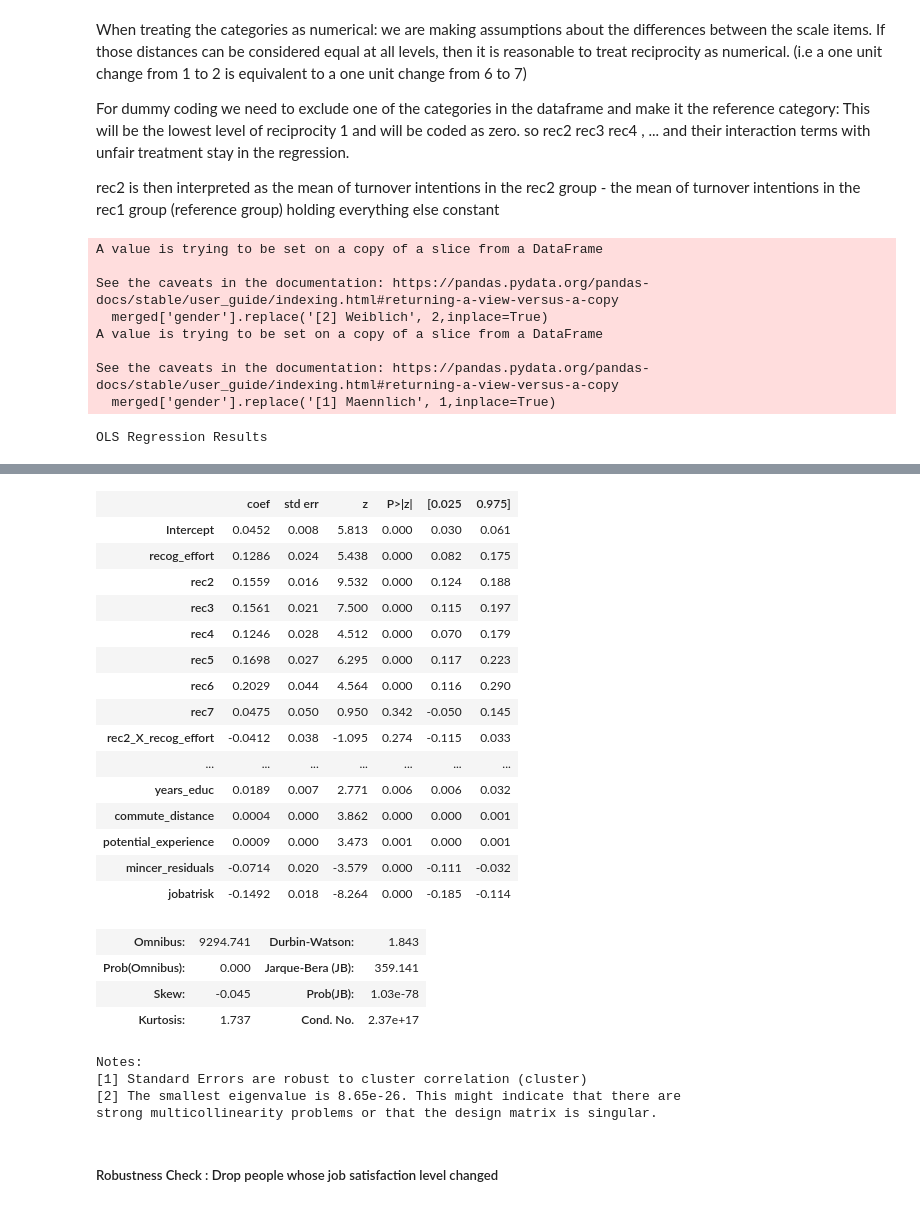
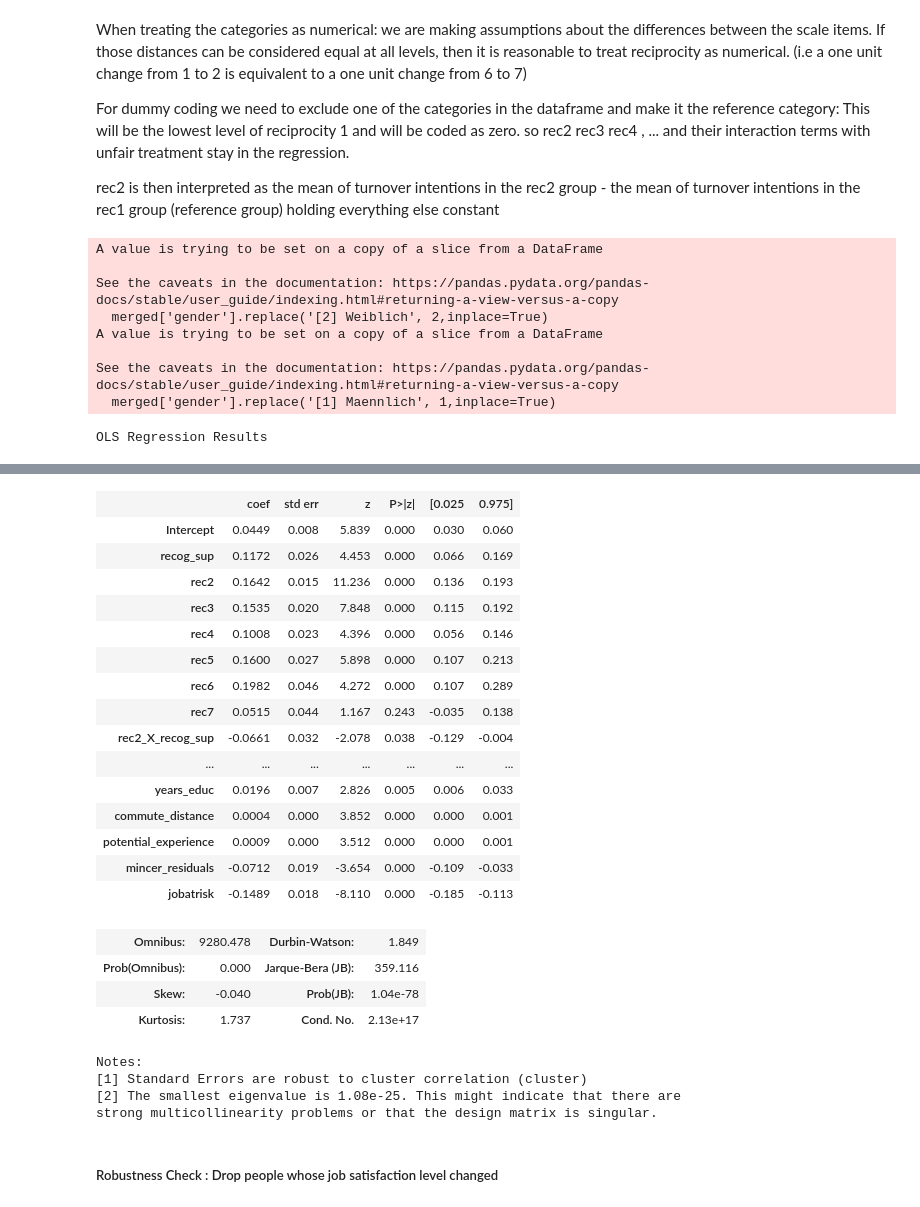
Before and after one commit to maxxxbb/ResearchModule, a Jupyter notebook: src/data_management/FirstRegression.ipynb, the cells around one changed output, grey strips where cells are left out. Saved outputs shown, nothing was run; the diff lists cells and outputs as text; code cells hidden in the pictures.

```diff
--- a/src/data_management/FirstRegression.ipynb
+++ b/src/data_management/FirstRegression.ipynb
@@ -269,23 +263,17 @@ sector_map = {
 reversed_mapping_reason = {v: k for k, v in reason_new_job_mapping.items()}
 reversed_mapping_schoold = {v: k for k, v in school_degree_mapping.items()}
 reversed_mapping_sector = {v: k for k, v in sector_map.items()}
-# mapping for binary reciprocity measure
-def binary_reciprocity(x):
-    if x >= 3:
-        return 1 # High Group
-    else:
-        return 0 # Low Group
 
 ## function for recoding values and dropping missing
 
 def recode_categoricals(inputdf,rc_cardinal = 0):
     """
-        merges data from different years, applies recoding to categoricals and constructs additional variables.
+        Applies recoding to categoricals to easier drop n.a.ns
 
         Input:
             - inputdf : merged dataframe
             - rc_cardinal: optional argument: if == 1 turnover intentions will be coded as cardinal instead of binary
-            - rc_rec_binary: optional argument: if == 1 neg. reciprocity will be split into 2 groups: high and low
+
         Output:
             - df : cleaned Dataframe
 
@@ -378,6 +366,19 @@ def merge_and_clean(df_05,df_06,df_07,work07,rc_cardinal = 0,rc_rec_binary=0):
 # Add Mincer Wage Regression and adds its residuals to the Dataframe
 
 def add_mincer_residuals(cleaneddata):
+    """
+    Performs a Minzer-wage Regression on the cleaned dataset and adds
+    the residuals to the dataframe. This will be used as the wage controls
+
+        Input:
+            - cleaneddata(pd.DataFrame) : merged and recoded dataset
+
+        Output:
+            - df_cleaned(pd.DataFrame)  : samedataset with Minzer-residuals
+
+    """
+
+
 
     df_cleaned = cleaneddata
     # specify which columns to drop from our dataframe
@@ -410,10 +411,16 @@ def add_mincer_residuals(cleaneddata):
 # %%
 def include_jobchangers(data07,onlynewemployer=True,worksatisfaction=False,rc_cardinal = False):
     """
+    Replaces controls of subjects which switched their jobs-from 2006-2007 with
+    controls from their job at the time.
+
     Input:
-            df: finished 2007 dataframe
-            onlynewemployer: optional argument: If True only includes those who switched jobs to a new employer
-            worksatisfaction: if True drops observations where job satisfaction between 2006 and 2007 changed to check for our Assumption
+        - data07(Pd.Dataframe)  : finished 2007 dataframe
+        - onlynewemployer (optional argument) : If True only includes those who switched jobs to a new employer
+        - worksatisfaction (optional argument): If True drops observations where job satisfaction between 2006 and 2007 changed
+
+    Output:
+        - dfconcat: Dataframe where controls for people who switched their jobs are from 2006
 
     """
     df = data07
@@ -583,16 +617,16 @@ dfrc_dummy = include_jobchangers(add_mincer_residuals(merge_and_clean(df_05,df_0
 # specify columns which we need for regression by dropping everything else
 dfrc_dummy.drop(columns=['similar_problems', 'take_revenge', 'insult_back','felt_recog_sup', 'felt_recog_effort',
        'recog_personal', 'felt_recog_personal', 'recog_pay', 'felt_recog_pay','year_birth', 'new_job',
-       'reason_new_job', 'school_degree','overtime', 'recog_sup','wage_lastmonth', 'avg_rec','rec1', 'work_satisfaction'], inplace = True)
+       'reason_new_job', 'school_degree','overtime', 'recog_effort','wage_lastmonth', 'avg_rec','rec1', 'work_satisfaction'], inplace = True)
 # add interaction terms
 for col in ['rec2' , 'rec3' , 'rec4', 'rec5' , 'rec6' , 'rec7']:
-    dfrc_dummy = dfrc_dummy.assign(**{col + '_X_recog_effort': dfrc_dummy[col] * dfrc_dummy['recog_effort']})
+    dfrc_dummy = dfrc_dummy.assign(**{col + '_X_recog_sup': dfrc_dummy[col] * dfrc_dummy['recog_sup']})
 # drop missing data in regression dataframe
 dfrc_dummy = dfrc_dummy.dropna()
 
 
 # Specify model
-formula_main = 'turnover_intention ~ recog_effort + rec2 + rec3 + rec4 + rec5 + rec6 + rec7 + rec2_X_recog_effort + rec3_X_recog_effort + rec4_X_recog_effort + rec5_X_recog_effort + rec6_X_recog_effort + rec7_X_recog_effort+ working_hours + firmsize + tenure + tenure_squared + age + age_squared + years_educ + commute_distance + potential_experience + mincer_residuals + jobatrisk'
+formula_main = 'turnover_intention ~ recog_sup + rec2 + rec3 + rec4 + rec5 + rec6 + rec7 + rec2_X_recog_sup + rec3_X_recog_sup + rec4_X_recog_sup + rec5_X_recog_sup + rec6_X_recog_sup + rec7_X_recog_sup+ working_hours + firmsize + tenure + tenure_squared + age + age_squared + years_educ + commute_distance + potential_experience + mincer_residuals + jobatrisk'
 
 # Fit the regression and cluster on the sector variable
 reg = smf.ols(formula_main, data=dfrc_dummy).fit(cov_type='cluster', cov_kwds={'groups': dfrc_dummy['sector']})
@@ -621,28 +655,28 @@ OLS Regression Results
 | Df Model: | 23 |  |  |
 | Covariance Type: | cluster |  |  |
 |  | coef | std err | z | P>|z| | [0.025 | 0.975] |
-| Intercept | 0.0452 | 0.008 | 5.813 | 0.000 | 0.030 | 0.061 |
-| recog_effort | 0.1286 | 0.024 | 5.438 | 0.000 | 0.082 | 0.175 |
-| rec2 | 0.1559 | 0.016 | 9.532 | 0.000 | 0.124 | 0.188 |
-| rec3 | 0.1561 | 0.021 | 7.500 | 0.000 | 0.115 | 0.197 |
-| rec4 | 0.1246 | 0.028 | 4.512 | 0.000 | 0.070 | 0.179 |
-| rec5 | 0.1698 | 0.027 | 6.295 | 0.000 | 0.117 | 0.223 |
-| rec6 | 0.2029 | 0.044 | 4.564 | 0.000 | 0.116 | 0.290 |
-| rec7 | 0.0475 | 0.050 | 0.950 | 0.342 | -0.050 | 0.145 |
-| rec2_X_recog_effort | -0.0412 | 0.038 | -1.095 | 0.274 | -0.115 | 0.033 |
+| Intercept | 0.0449 | 0.008 | 5.839 | 0.000 | 0.030 | 0.060 |
+| recog_sup | 0.1172 | 0.026 | 4.453 | 0.000 | 0.066 | 0.169 |
+| rec2 | 0.1642 | 0.015 | 11.236 | 0.000 | 0.136 | 0.193 |
+| rec3 | 0.1535 | 0.020 | 7.848 | 0.000 | 0.115 | 0.192 |
+| rec4 | 0.1008 | 0.023 | 4.396 | 0.000 | 0.056 | 0.146 |
+| rec5 | 0.1600 | 0.027 | 5.898 | 0.000 | 0.107 | 0.213 |
+| rec6 | 0.1982 | 0.046 | 4.272 | 0.000 | 0.107 | 0.289 |
+| rec7 | 0.0515 | 0.044 | 1.167 | 0.243 | -0.035 | 0.138 |
+| rec2_X_recog_sup | -0.0661 | 0.032 | -2.078 | 0.038 | -0.129 | -0.004 |
 | ... | ... | ... | ... | ... | ... | ... |
-| years_educ | 0.0189 | 0.007 | 2.771 | 0.006 | 0.006 | 0.032 |
-| commute_distance | 0.0004 | 0.000 | 3.862 | 0.000 | 0.000 | 0.001 |
-| potential_experience | 0.0009 | 0.000 | 3.473 | 0.001 | 0.000 | 0.001 |
-| mincer_residuals | -0.0714 | 0.020 | -3.579 | 0.000 | -0.111 | -0.032 |
-| jobatrisk | -0.1492 | 0.018 | -8.264 | 0.000 | -0.185 | -0.114 |
+| years_educ | 0.0196 | 0.007 | 2.826 | 0.005 | 0.006 | 0.033 |
+| commute_distance | 0.0004 | 0.000 | 3.852 | 0.000 | 0.000 | 0.001 |
+| potential_experience | 0.0009 | 0.000 | 3.512 | 0.000 | 0.000 | 0.001 |
+| mincer_residuals | -0.0712 | 0.019 | -3.654 | 0.000 | -0.109 | -0.033 |
+| jobatrisk | -0.1489 | 0.018 | -8.110 | 0.000 | -0.185 | -0.113 |
-| Omnibus: | 9294.741 | Durbin-Watson: | 1.843 |
-| Prob(Omnibus): | 0.000 | Jarque-Bera (JB): | 359.141 |
-| Skew: | -0.045 | Prob(JB): | 1.03e-78 |
-| Kurtosis: | 1.737 | Cond. No. | 2.37e+17 |
+| Omnibus: | 9280.478 | Durbin-Watson: | 1.849 |
+| Prob(Omnibus): | 0.000 | Jarque-Bera (JB): | 359.116 |
+| Skew: | -0.040 | Prob(JB): | 1.04e-78 |
+| Kurtosis: | 1.737 | Cond. No. | 2.13e+17 |
 Notes:
 [1] Standard Errors are robust to cluster correlation (cluster)
-[2] The smallest eigenvalue is 8.65e-26. This might indicate that there are
+[2] The smallest eigenvalue is 1.08e-25. This might indicate that there are
 strong multicollinearity problems or that the design matrix is singular.
 # %% [markdown]
 ##### Robustness Check : Drop people whose job satisfaction level changed
```
Also changed, not shown: parts of 11 cells of this notebook, 4 other files.
